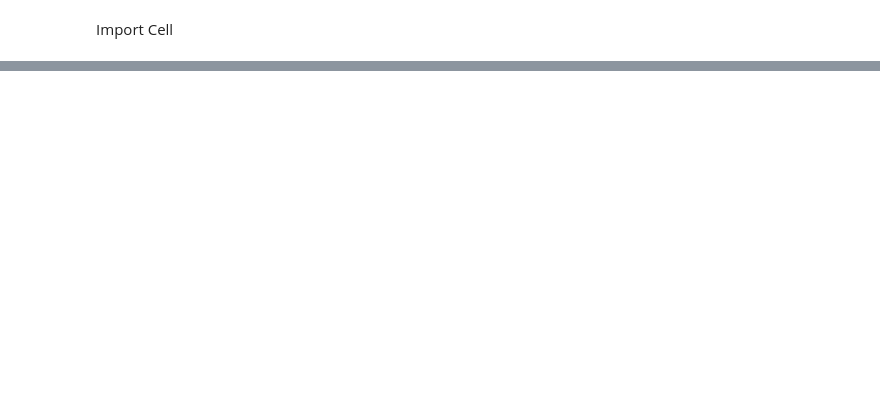
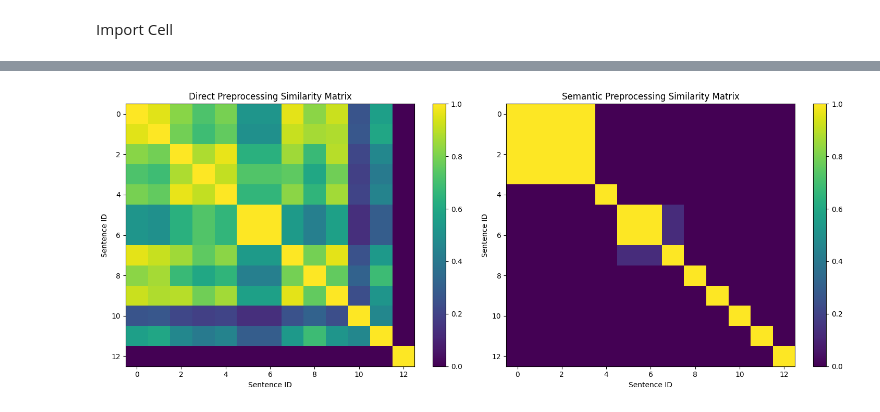
Before and after one commit to hpdowd/paraphrase_detector, a Jupyter notebook: notebooks/01_data_exploration.ipynb, the cells around one changed output, grey strips where cells are left out. Cells and saved outputs as stored; diff of their text form; code cells hidden in the pictures; blank space fills up the shorter version.

```diff
--- a/notebooks/01_data_exploration.ipynb
+++ b/notebooks/01_data_exploration.ipynb
@@ -190,0 +396,67 @@ Processed Sentence: a completely different sentence about something else .
+# %%
+def create_similarity_matrix(sentences, method='direct'):
+    """Create similarity matrix between all sentences"""
+    n = len(sentences)
+    similarity_matrix = np.zeros((n, n))
+
+    preprocessor = TextPreprocessor()
+
+    for i in range(n):
+        for j in range(n):
+            if i == j:
+                similarity_matrix[i][j] = 1.0
+            else:
+                if method == 'direct':
+                    sent1 = preprocessor.direct_preprocessing(sentences[i])
+                    sent2 = preprocessor.direct_preprocessing(sentences[j])
+                    # Simple character-based similarity
+                    if not sent1 or not sent2:
+                        similarity = 0.0
+                    else:
+                        min_len = min(len(sent1), len(sent2))
+                        max_len = max(len(sent1), len(sent2))
+                        similarity = min_len / max_len if max_len > 0 else 0.0
+
+                elif method == 'semantic':
+                    sent1 = preprocessor.semantic_preprocessing(sentences[i])
+                    sent2 = preprocessor.semantic_preprocessing(sentences[j])
+                    # Jaccard similarity on semantic tokens
+                    words1 = set(sent1.split())
+                    words2 = set(sent2.split())
+                    if not words1 and not words2:
+                        similarity = 1.0
+                    elif not words1 or not words2:
+                        similarity = 0.0
+                    else:
+                        intersection = words1.intersection(words2)
+                        union = words1.union(words2)
+                        similarity = len(intersection) / len(union)
+
+                similarity_matrix[i][j] = similarity
+
+    return similarity_matrix
+
+# Create and visualize similarity matrices
+direct_matrix = create_similarity_matrix(test_sentences, 'direct')
+semantic_matrix = create_similarity_matrix(test_sentences, 'semantic')
+
+fig, axes = plt.subplots(1, 2, figsize=(15, 6))
+
+# Direct similarity heatmap
+im1 = axes[0].imshow(direct_matrix, cmap='viridis', aspect='auto', vmin=0, vmax=1)
+axes[0].set_title('Direct Preprocessing Similarity Matrix')
+axes[0].set_xlabel('Sentence ID')
+axes[0].set_ylabel('Sentence ID')
+plt.colorbar(im1, ax=axes[0])
+
+# Semantic similarity heatmap
+im2 = axes[1].imshow(semantic_matrix, cmap='viridis', aspect='auto', vmin=0, vmax=1)
+axes[1].set_title('Semantic Preprocessing Similarity Matrix')
+axes[1].set_xlabel('Sentence ID')
+axes[1].set_ylabel('Sentence ID')
+plt.colorbar(im2, ax=axes[1])
+
+plt.tight_layout()
+plt.show()
+# %% [output]
+[figure, added]
```
Also changed, not shown: parts of 9 cells of this notebook, 3 other files.
